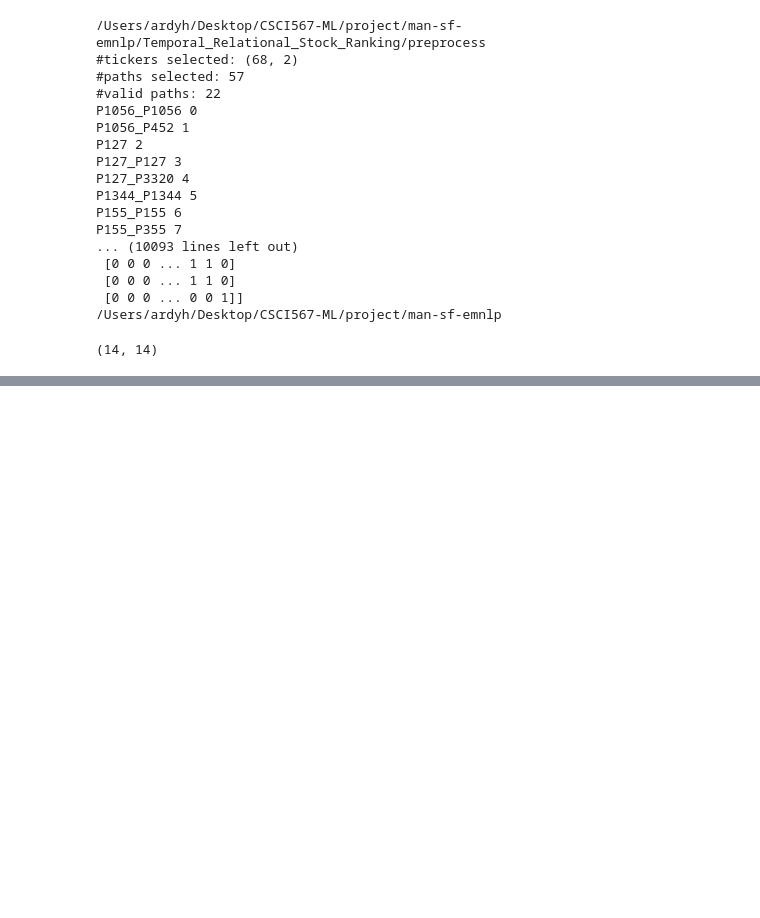
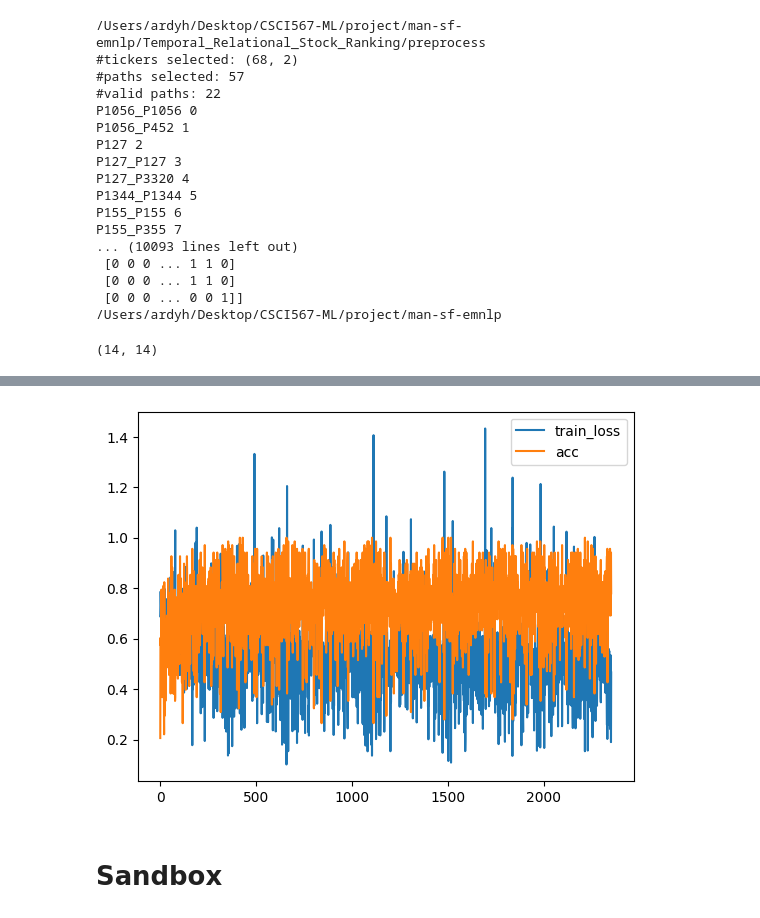
Before and after one commit to ardyh/stock-prediction, a Jupyter notebook: process_data_improv.ipynb, the cells around one changed output, grey strips where cells are left out. Saved outputs shown, nothing was run; the diff lists cells and outputs as text; code cells hidden in the pictures; blank space fills up the shorter version.

Commit message:
Modified train and utils scripts

```diff
--- a/process_data_improv.ipynb
+++ b/process_data_improv.ipynb
@@ -563,0 +566,17 @@ graph.shape
+# %%
+# Read train_progression.txt
+import re
+import matplotlib.pyplot as plt
+
+with open("train_progression.txt", "r") as f:
+    # Read each line as list elements
+    train_progression = f.readlines()
+
+# Remove all alphabets and special characters and keep only numbers and whitespace and newline
+train_progression_cleaned = [''.join(re.findall(r'[0-9.\s]', line)) for line in train_progression]
+train_progression_cleaned = [[float(num.replace("\n", "")) for num in line.split(" ") if num != ''] for line in train_progression_cleaned[1:]]
+
+# Make pandas dataframe from train_progression_cleaned
+# Columns: epoch, train_loss, acc
+train_progression_df = pd.DataFrame(train_progression_cleaned, columns=['epoch', 'train_loss', 'acc'])
+train_progression_df.head()
@@ -563,0 +612,10 @@ graph.shape
+# %%
+# Plot train_loss and acc
+plt.plot(train_progression_df['epoch'], train_progression_df['train_loss'], label='train_loss')
+plt.plot(train_progression_df['epoch'], train_progression_df['acc'], label='acc')
+plt.legend()
+plt.show()
+# %% [output]
+[figure, added]
+# %% [markdown]
+# Sandbox
```
Also changed, not shown: parts of 5 cells of this notebook, 3 other files.
